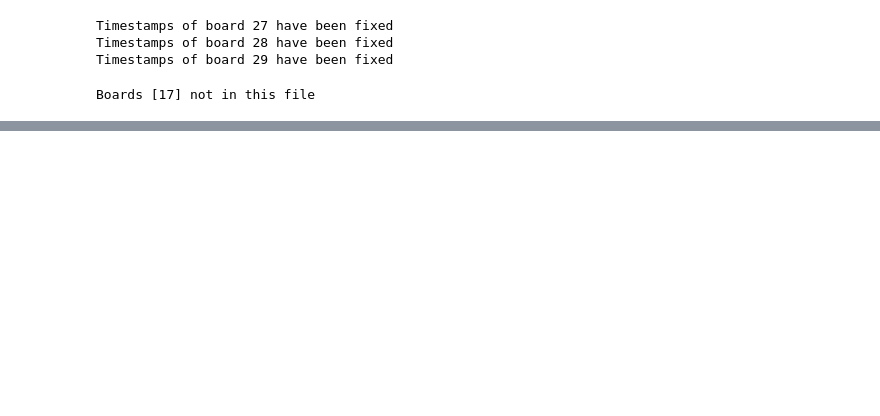
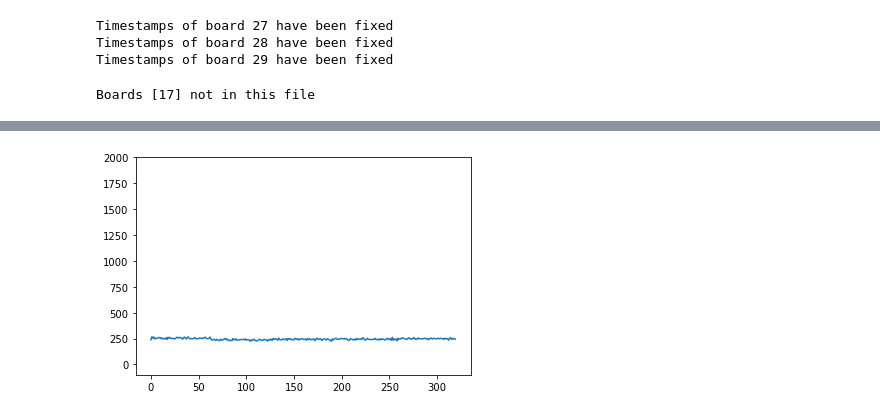
Before and after one commit to cdesio/chance_analysis, a Jupyter notebook: Checking_run144856-Copy1.ipynb, the cells around one changed output, grey strips where cells are left out. Saved outputs shown, nothing was run; the diff lists cells and outputs as text; code cells hidden in the pictures; blank space fills up the shorter version.

```diff
--- a/Checking_run144856-Copy1.ipynb
+++ b/Checking_run144856-Copy1.ipynb
@@ -58,0 +64,2 @@ Plotting TS: 205670175
+# %%
+ped = marocdata.get_board(b).avg_data
@@ -58,0 +96,6 @@ Plotting TS: 205670175
+# %%
+plt.plot(np.arange(320), ped)
+plt.ylim(-100,2000)
+plt.show()
+# %% [output]
+[figure, added]
```
Also changed, not shown: parts of 22 cells of this notebook.
